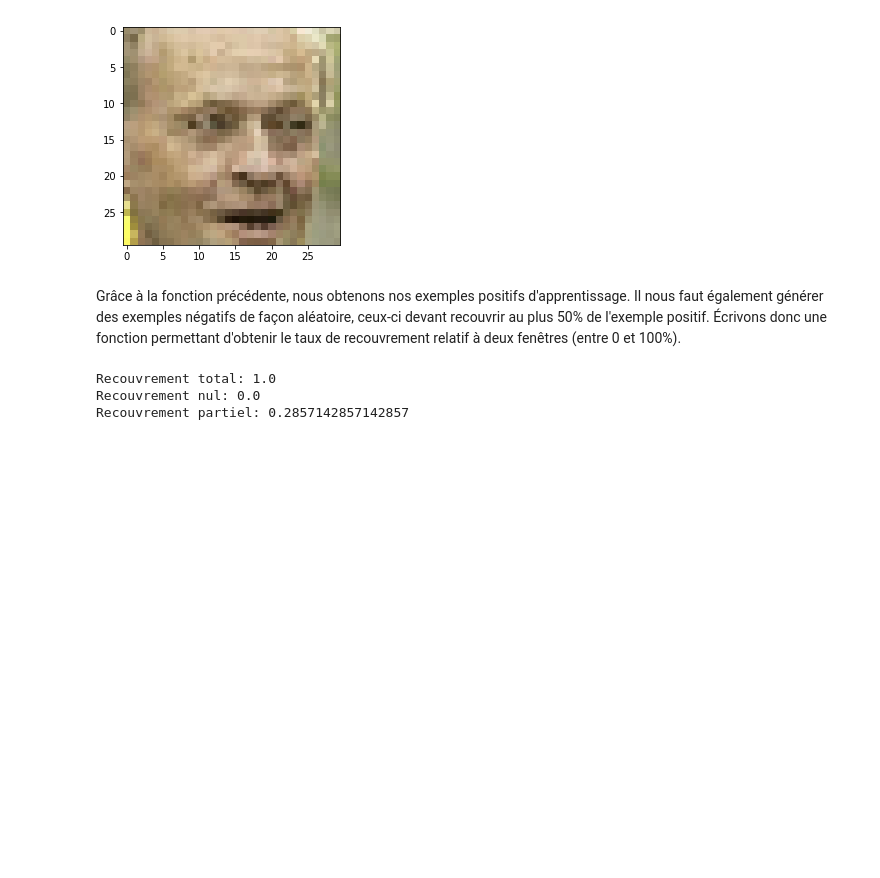
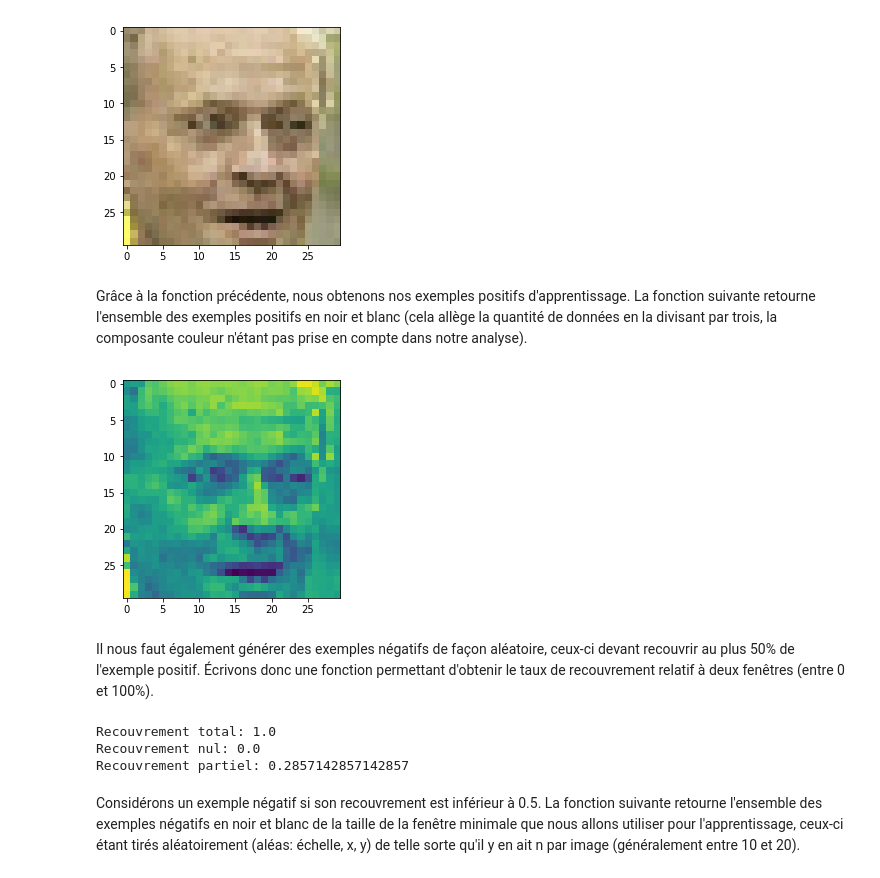
Before and after one commit to guillaumejounel/Face-detection, a Jupyter notebook: Projet - détection de visage.ipynb, the cells around one changed output. Cells and saved outputs as stored; diff of their text form; code cells hidden in the pictures; blank space fills up the shorter version.

Commit message:
Data preprocessing

```diff
--- a/Projet - détection de visage.ipynb
+++ b/Projet - détection de visage.ipynb
@@ -26,6 +26,7 @@ Les fenêtres étant de tailles différentes, il est nécessaire de connaître l
 # %%
 def smallestFace(data):
-    return np.min(data[:,3:])
+    return int(np.min(data[:,3:]))
 
-print("smallestFace =", smallestFace(data))
+newSize = smallestFace(data)
+print("smallestFace =", newSize)
 # %% [output]
@@ -79,17 +80,30 @@ def cropImageSquare(n, data, pathTrain, newsize):
     # Recadrement de l'image
     img = img[y:y+minwh, x:x+minwh]
     # Redimensionnement de l'image
-    img = resize(img, (newsize, newsize), mode='reflect')
-    # Affichage de l'image
-    fig,ax = plt.subplots(1)
-    ax.imshow(img)
-    plt.show()
+    return resize(img, (newsize, newsize), mode='reflect')
 
-cropImageSquare(14,data,pathTrain, 30)
+fig,ax = plt.subplots(1)
+ax.imshow(cropImageSquare(14,data,pathTrain, newSize))
+plt.show()
 # %% [output]
 [figure]
+# %% [markdown]
+Grâce à la fonction précédente, nous obtenons nos exemples positifs d'apprentissage. La fonction suivante retourne l'ensemble des exemples positifs en noir et blanc (cela allège la quantité de données en la divisant par trois, la composante couleur n'étant pas prise en compte dans notre analyse).
+# %%
+def exemplesPositifs(data, pathTrain, newsize):
+    images = np.zeros((len(data),newsize,newsize))
+    for i in range(len(data)):
+        images[i] = color.rgb2gray(cropImageSquare(i+1, data, pathTrain, newsize))
+    return images
+
+exPos = exemplesPositifs(data, pathTrain, newSize)
+fig,ax = plt.subplots(1)
+ax.imshow(exPos[13])
+plt.show()
+# %% [output]
+[figure, added]
 # %% [markdown]
-Grâce à la fonction précédente, nous obtenons nos exemples positifs d'apprentissage. Il nous faut également générer des exemples négatifs de façon aléatoire, ceux-ci devant recouvrir au plus 50% de l'exemple positif. Écrivons donc une fonction permettant d'obtenir le taux de recouvrement relatif à deux fenêtres (entre 0 et 100%).
+Il nous faut également générer des exemples négatifs de façon aléatoire, ceux-ci devant recouvrir au plus 50% de l'exemple positif. Écrivons donc une fonction permettant d'obtenir le taux de recouvrement relatif à deux fenêtres (entre 0 et 100%).
 # %%
 def recouvrement(x1, y1, w1, h1, x2, y2, w2, h2):
     xinter = max(0, min(x1+w1,x2+w2) - max(x1,x2))
@@ -105,3 +119,5 @@ print("Recouvrement partiel:", recouvrement(10,10,30,30,20,20,30,30))
 Recouvrement total: 1.0
 Recouvrement nul: 0.0
 Recouvrement partiel: 0.2857142857142857
+# %% [markdown]
+Considérons un exemple négatif si son recouvrement est inférieur à 0.5. La fonction suivante retourne l'ensemble des exemples négatifs en noir et blanc de la taille de la fenêtre minimale que nous allons utiliser pour l'apprentissage, ceux-ci étant tirés aléatoirement (aléas: échelle, x, y) de telle sorte qu'il y en ait n par image (généralement entre 10 et 20).
```
Also changed, not shown: parts of 4 cells of this notebook, 1 other file.
